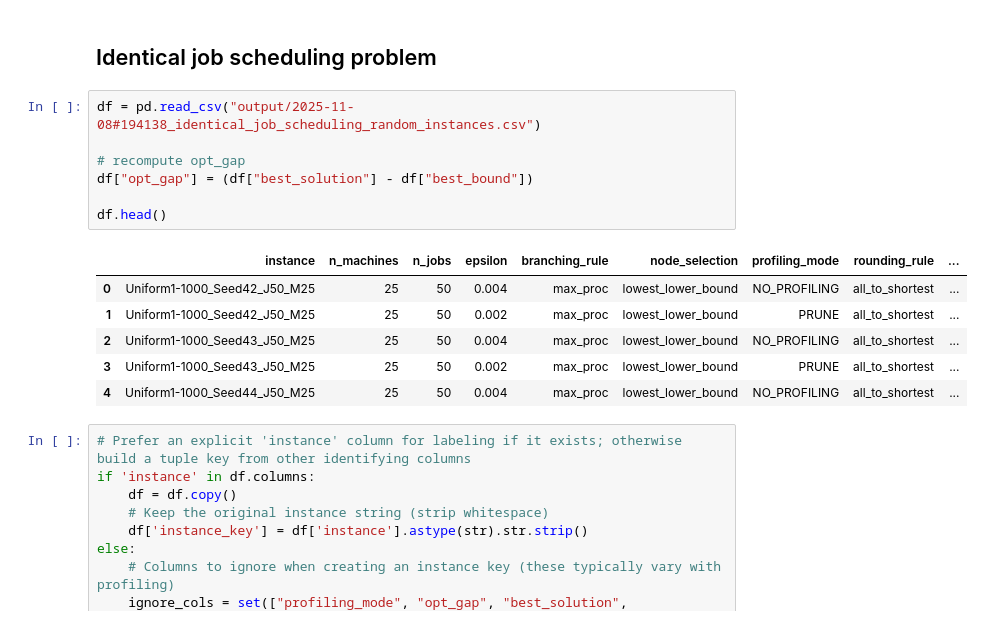
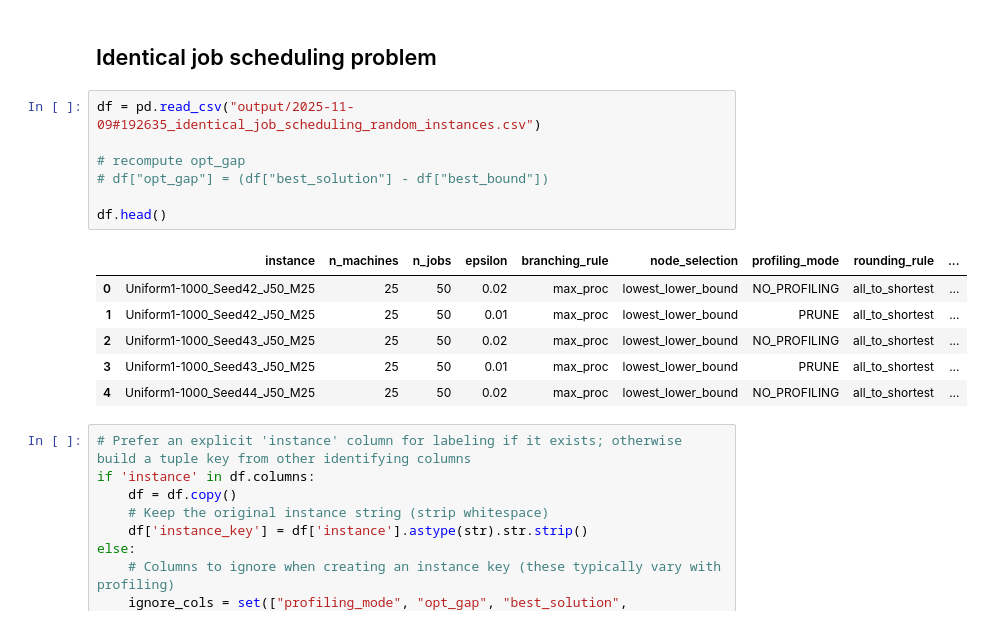
Before and after one commit to BEagle1984/branch_and_bound_as_PTAS, a Jupyter notebook: plots_identical.ipynb, the cells around one changed output. Drawn from its saved outputs; the diff is of its cells as text.

```diff
--- a/plots_identical.ipynb
+++ b/plots_identical.ipynb
@@ -13,19 +13,19 @@ import numpy as np
 # %% [markdown]
 ## Identical job scheduling problem
 # %%
-df = pd.read_csv("output/2025-11-08#194138_identical_job_scheduling_random_instances.csv")
+df = pd.read_csv("output/2025-11-09#192635_identical_job_scheduling_random_instances.csv")
 
 # recompute opt_gap
-df["opt_gap"] = (df["best_solution"] - df["best_bound"])
+# df["opt_gap"] = (df["best_solution"] - df["best_bound"])
 
 df.head()
 # %% [output]
 |  | instance | n_machines | n_jobs | epsilon | branching_rule | node_selection | profiling_mode | rounding_rule | ... |
-| 0 | Uniform1-1000_Seed42_J50_M25 | 25 | 50 | 0.004 | max_proc | lowest_lower_bound | NO_PROFILING | all_to_shortest | ... |
-| 1 | Uniform1-1000_Seed42_J50_M25 | 25 | 50 | 0.002 | max_proc | lowest_lower_bound | PRUNE | all_to_shortest | ... |
-| 2 | Uniform1-1000_Seed43_J50_M25 | 25 | 50 | 0.004 | max_proc | lowest_lower_bound | NO_PROFILING | all_to_shortest | ... |
-| 3 | Uniform1-1000_Seed43_J50_M25 | 25 | 50 | 0.002 | max_proc | lowest_lower_bound | PRUNE | all_to_shortest | ... |
-| 4 | Uniform1-1000_Seed44_J50_M25 | 25 | 50 | 0.004 | max_proc | lowest_lower_bound | NO_PROFILING | all_to_shortest | ... |
+| 0 | Uniform1-1000_Seed42_J50_M25 | 25 | 50 | 0.02 | max_proc | lowest_lower_bound | NO_PROFILING | all_to_shortest | ... |
+| 1 | Uniform1-1000_Seed42_J50_M25 | 25 | 50 | 0.01 | max_proc | lowest_lower_bound | PRUNE | all_to_shortest | ... |
+| 2 | Uniform1-1000_Seed43_J50_M25 | 25 | 50 | 0.02 | max_proc | lowest_lower_bound | NO_PROFILING | all_to_shortest | ... |
+| 3 | Uniform1-1000_Seed43_J50_M25 | 25 | 50 | 0.01 | max_proc | lowest_lower_bound | PRUNE | all_to_shortest | ... |
+| 4 | Uniform1-1000_Seed44_J50_M25 | 25 | 50 | 0.02 | max_proc | lowest_lower_bound | NO_PROFILING | all_to_shortest | ... |
 # %%
 # Prefer an explicit 'instance' column for labeling if it exists; otherwise build a tuple key from other identifying columns
 if 'instance' in df.columns:
```
Also changed, not shown: 3 other files.
